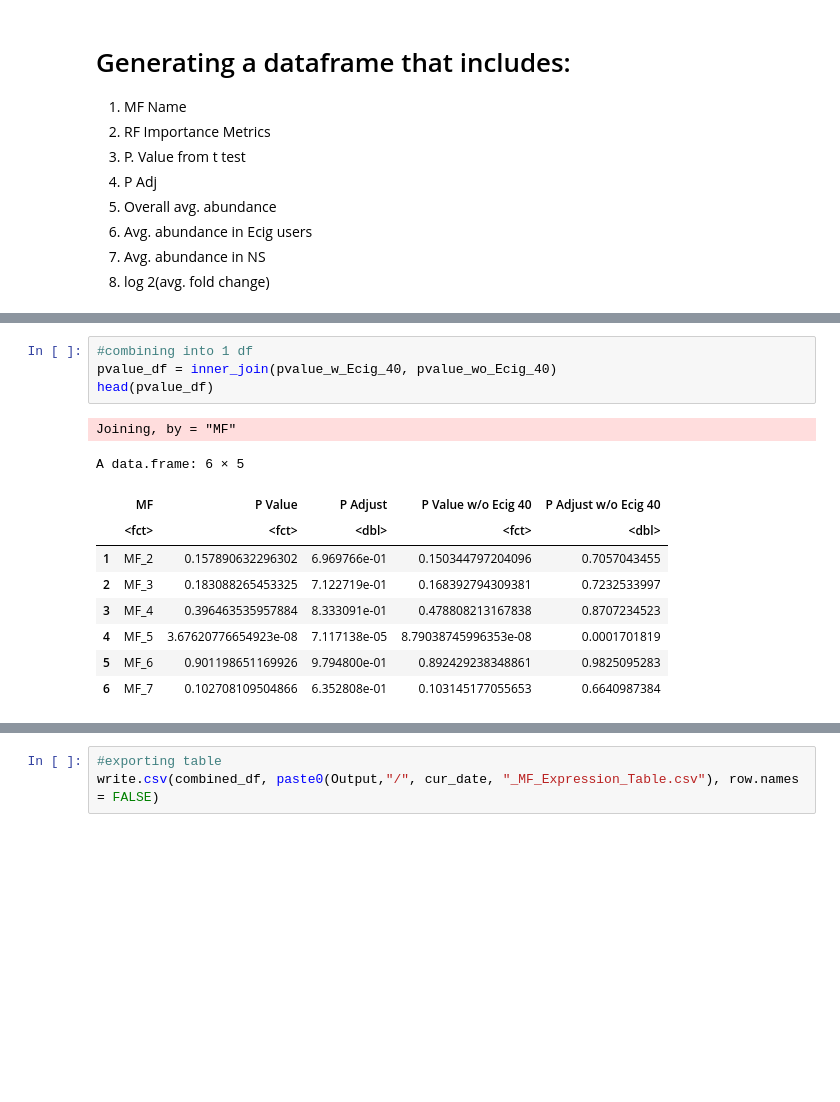
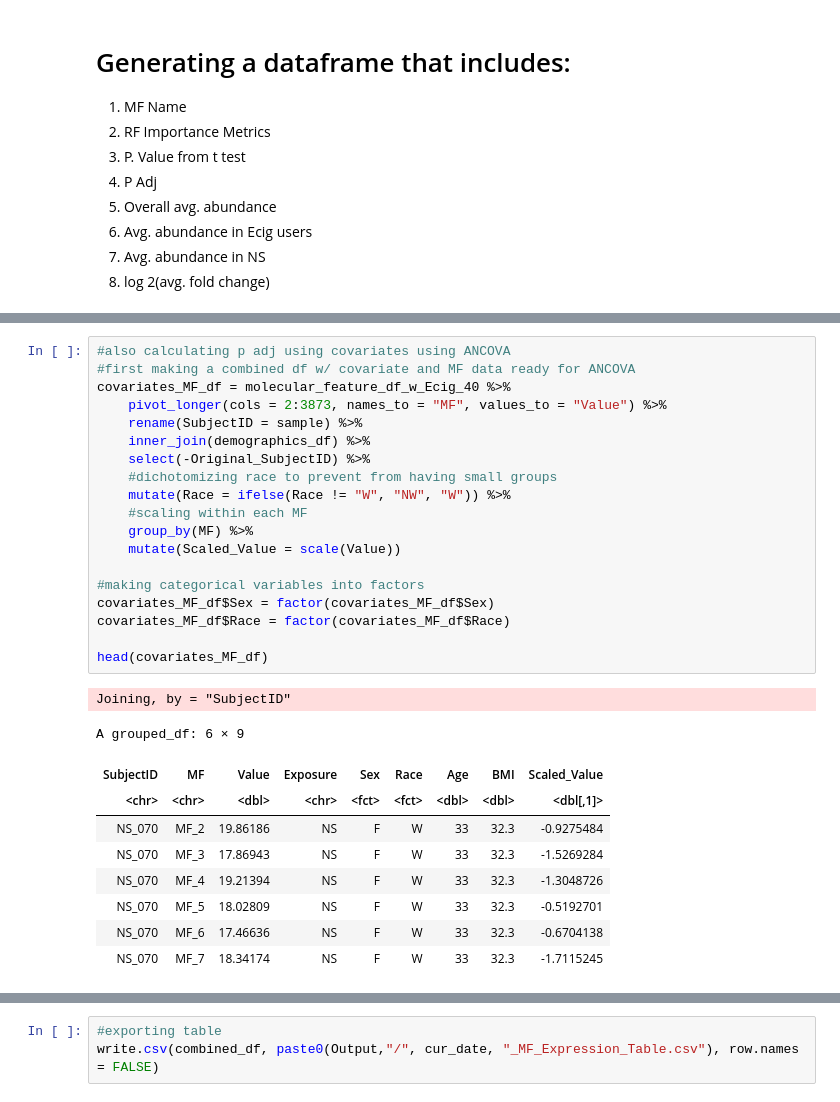
Before and after one commit to UNC-CEMALB/P1002_Ecig-Metabolomics-NELF, a Jupyter notebook: 4. Summary Statistics/MF Expression Table.ipynb, the cells around one changed output, grey strips where cells are left out. Saved outputs shown, nothing was run; the diff lists cells and outputs as text; blank space fills up the shorter version.

```diff
--- a/4. Summary Statistics/MF Expression Table.ipynb
+++ b/4. Summary Statistics/MF Expression Table.ipynb
@@ -169,18 +134,33 @@ A data.frame: 6 × 3
 | 4 | MF_5 | 3.67620776654923e-08 | 7.117138e-05 |
 | 5 | MF_6 | 0.901198651169926 | 9.794800e-01 |
 | 6 | MF_7 | 0.102708109504866 | 6.352808e-01 |
-# %%
-#combining into 1 df
-pvalue_df = inner_join(pvalue_w_Ecig_40, pvalue_wo_Ecig_40)
-head(pvalue_df)
-# %% [output]
-Joining, by = "MF"
-A data.frame: 6 × 5
-|  | MF | P Value | P Adjust | P Value w/o Ecig 40 | P Adjust w/o Ecig 40 |
-|  | <fct> | <fct> | <dbl> | <fct> | <dbl> |
-| 1 | MF_2 | 0.157890632296302 | 6.969766e-01 | 0.150344797204096 | 0.7057043455 |
-| 2 | MF_3 | 0.183088265453325 | 7.122719e-01 | 0.168392794309381 | 0.7232533997 |
-| 3 | MF_4 | 0.396463535957884 | 8.333091e-01 | 0.478808213167838 | 0.8707234523 |
-| 4 | MF_5 | 3.67620776654923e-08 | 7.117138e-05 | 8.79038745996353e-08 | 0.0001701819 |
-| 5 | MF_6 | 0.901198651169926 | 9.794800e-01 | 0.892429238348861 | 0.9825095283 |
-| 6 | MF_7 | 0.102708109504866 | 6.352808e-01 | 0.103145177055653 | 0.6640987384 |
+# %%
+#also calculating p adj using covariates using ANCOVA
+#first making a combined df w/ covariate and MF data ready for ANCOVA
+covariates_MF_df = molecular_feature_df_w_Ecig_40 %>%
+    pivot_longer(cols = 2:3873, names_to = "MF", values_to = "Value") %>%
+    rename(SubjectID = sample) %>%
+    inner_join(demographics_df) %>%
+    select(-Original_SubjectID) %>%
+    #dichotomizing race to prevent from having small groups
+    mutate(Race = ifelse(Race != "W", "NW", "W")) %>%
+    #scaling within each MF
+    group_by(MF) %>%
+    mutate(Scaled_Value = scale(Value))
+
+#making categorical variables into factors
+covariates_MF_df$Sex = factor(covariates_MF_df$Sex)
+covariates_MF_df$Race = factor(covariates_MF_df$Race)
+
+head(covariates_MF_df)
+# %% [output]
+Joining, by = "SubjectID"
+A grouped_df: 6 × 9
+| SubjectID | MF | Value | Exposure | Sex | Race | Age | BMI | Scaled_Value |
+| <chr> | <chr> | <dbl> | <chr> | <fct> | <fct> | <dbl> | <dbl> | <dbl[,1]> |
+| NS_070 | MF_2 | 19.86186 | NS | F | W | 33 | 32.3 | -0.9275484 |
+| NS_070 | MF_3 | 17.86943 | NS | F | W | 33 | 32.3 | -1.5269284 |
+| NS_070 | MF_4 | 19.21394 | NS | F | W | 33 | 32.3 | -1.3048726 |
+| NS_070 | MF_5 | 18.02809 | NS | F | W | 33 | 32.3 | -0.5192701 |
+| NS_070 | MF_6 | 17.46636 | NS | F | W | 33 | 32.3 | -0.6704138 |
+| NS_070 | MF_7 | 18.34174 | NS | F | W | 33 | 32.3 | -1.7115245 |
```
Also changed, not shown: parts of 14 cells of this notebook.
